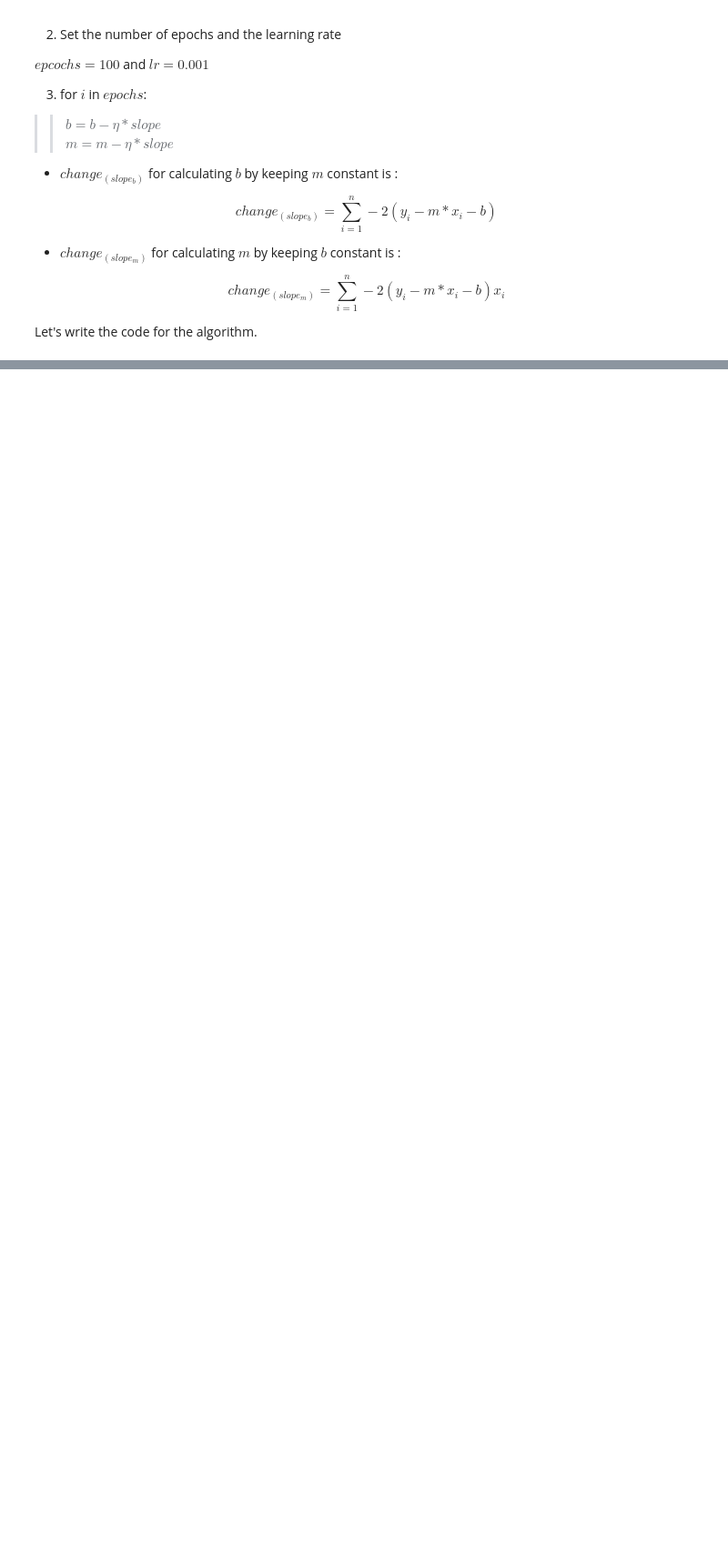
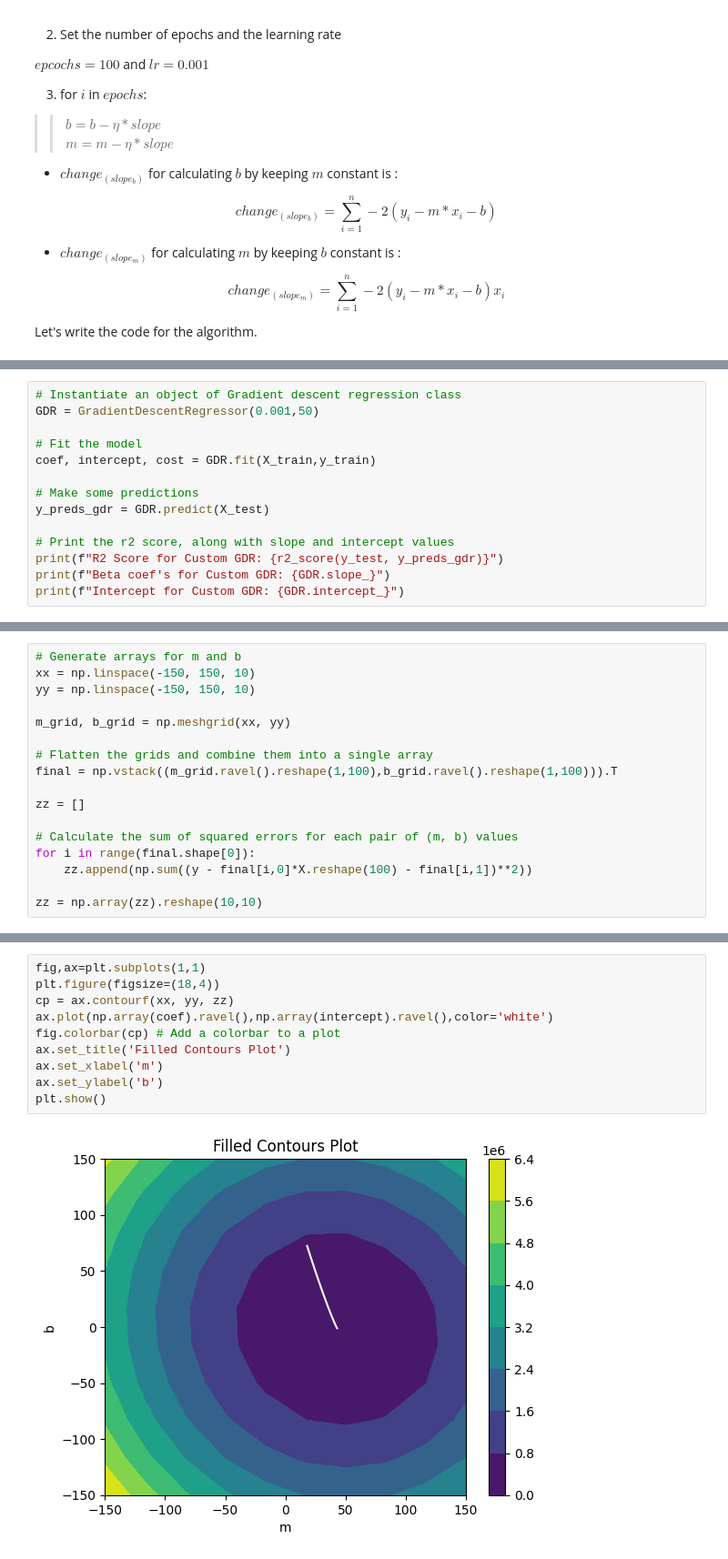
Before and after one commit to krutika-shimpi/MACHINE_LEARNING_MODELS, a Jupyter notebook: GradientDescent/ML_ALGO_03_GradientDescent.ipynb, the cells around one changed output, grey strips where cells are left out. Shown at 91% size. Drawn from its saved outputs; the diff is of its cells as text; blank space fills up the shorter version.

```diff
--- a/GradientDescent/ML_ALGO_03_GradientDescent.ipynb
+++ b/GradientDescent/ML_ALGO_03_GradientDescent.ipynb
@@ -186,0 +210,14 @@ r2_score(y_test,y_pred)
+# %%
+# Instantiate an object of Gradient descent regression class
+GDR = GradientDescentRegressor(0.001,50)
+
+# Fit the model
+coef, intercept, cost = GDR.fit(X_train,y_train)
+
+# Make some predictions
+y_preds_gdr = GDR.predict(X_test)
+
+# Print the r2 score, along with slope and intercept values
+print(f"R2 Score for Custom GDR: {r2_score(y_test, y_preds_gdr)}")
+print(f"Beta coef's for Custom GDR: {GDR.slope_}")
+print(f"Intercept for Custom GDR: {GDR.intercept_}")
@@ -186,0 +234,17 @@ r2_score(y_test,y_pred)
+# %%
+# Generate arrays for m and b
+xx = np.linspace(-150, 150, 10)
+yy = np.linspace(-150, 150, 10)
+
+m_grid, b_grid = np.meshgrid(xx, yy)
+
+# Flatten the grids and combine them into a single array
+final = np.vstack((m_grid.ravel().reshape(1,100),b_grid.ravel().reshape(1,100))).T
+
+zz = []
+
+# Calculate the sum of squared errors for each pair of (m, b) values
+for i in range(final.shape[0]):
+    zz.append(np.sum((y - final[i,0]*X.reshape(100) - final[i,1])**2))
+
+zz = np.array(zz).reshape(10,10)
@@ -186,0 +284,12 @@ r2_score(y_test,y_pred)
+# %%
+fig,ax=plt.subplots(1,1)
+plt.figure(figsize=(18,4))
+cp = ax.contourf(xx, yy, zz)
+ax.plot(np.array(coef).ravel(),np.array(intercept).ravel(),color='white')
+fig.colorbar(cp) # Add a colorbar to a plot
+ax.set_title('Filled Contours Plot')
+ax.set_xlabel('m')
+ax.set_ylabel('b')
+plt.show()
+# %% [output]
+[figure, added]
```
Also changed, not shown: parts of 18 cells of this notebook.
